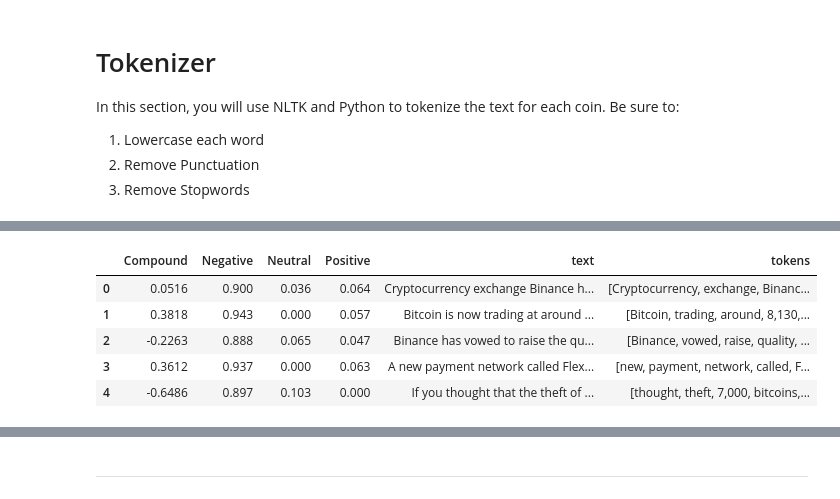
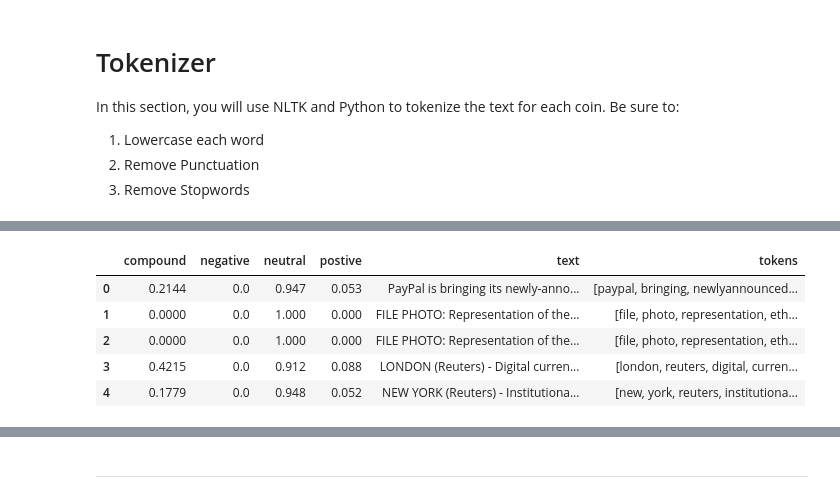
Before and after one commit to markmurdock11/nlp, a Jupyter notebook: Instructions/Starter_Code/crypto_sentiment.ipynb, the cells around one changed output, grey strips where cells are left out. Drawn from its saved outputs; the diff is of its cells as text; code cells hidden in the pictures.

Commit message:
tokenizer

```diff
--- a/Instructions/Starter_Code/crypto_sentiment.ipynb
+++ b/Instructions/Starter_Code/crypto_sentiment.ipynb
@@ -57,7 +38,7 @@ ethereum_articles
 # Create the Bitcoin sentiment scores DataFrame
 bitcoin_sentiments = []
 
-for article in bitcoin_articles["articles"]:
+for article in bitcoin_headlines"articles"]:
     try:
         text = article["content"]
         date = article ["publishedAt"][:10]
@@ -89,7 +65,7 @@ bitcoin_df.head()
 # Create the ethereum sentiment scores DataFrame
 ethereum_sentiments = []
 
-for article in ethereum_articles["articles"]:
+for article in ethereum_headlines["articles"]:
     try:
         text = article["content"]
         date = article ["publishedAt"][:10]
@@ -178,16 +153,12 @@ import re
-# %%
-# Complete the tokenizer function
-def tokenizer(text):
-    """Tokenizes text."""
-
-    # Create a list of the words
-
-    # Convert the words to lowercase
-
-    # Remove the punctuation
-
-    # Remove the stop words
-
-    # Lemmatize Words into root words
-
-    return tokens
+# %%
+# Complete the tokenizer function
+def tokenizer(text):
+    """Tokenizes text."""
+    lemmatizer = WordNetLemmatizer()
+    sw = set(stopwords.words("english"))
+    regex = re.compile("[^a-zA-Z ]")
+    re_clean = regex.sub('', text)
+    words = word_tokenize(re_clean)
+    #lem = [lemmatizer.lemmatize(word) for word in words]
+
+    return [lemmatizer.lemmatize(word.lower()) for word in words if word.lower() not in set(stopwords.words('english'))]
@@ -194,10 +176,11 @@ def tokenizer(text):
 # %%
-# Create a new tokens column for bitcoin
-# YOUR CODE HERE!
+# Create a new tokens column for ethereum
+ethereum_df["tokens"] = ethereum_df["text"].apply(tokenizer)
+ethereum_df.head()
 # %% [output]
-|  | Compound | Negative | Neutral | Positive | text | tokens |
-| 0 | 0.0516 | 0.900 | 0.036 | 0.064 | Cryptocurrency exchange Binance h... | [Cryptocurrency, exchange, Binanc... |
-| 1 | 0.3818 | 0.943 | 0.000 | 0.057 | Bitcoin is now trading at around ... | [Bitcoin, trading, around, 8,130,... |
-| 2 | -0.2263 | 0.888 | 0.065 | 0.047 | Binance has vowed to raise the qu... | [Binance, vowed, raise, quality, ... |
-| 3 | 0.3612 | 0.937 | 0.000 | 0.063 | A new payment network called Flex... | [new, payment, network, called, F... |
-| 4 | -0.6486 | 0.897 | 0.103 | 0.000 | If you thought that the theft of ... | [thought, theft, 7,000, bitcoins,... |
+|  | compound | negative | neutral | postive | text | tokens |
+| 0 | 0.2144 | 0.0 | 0.947 | 0.053 | PayPal is bringing its newly-anno... | [paypal, bringing, newlyannounced... |
+| 1 | 0.0000 | 0.0 | 1.000 | 0.000 | FILE PHOTO: Representation of the... | [file, photo, representation, eth... |
+| 2 | 0.0000 | 0.0 | 1.000 | 0.000 | FILE PHOTO: Representation of the... | [file, photo, representation, eth... |
+| 3 | 0.4215 | 0.0 | 0.912 | 0.088 | LONDON (Reuters) - Digital curren... | [london, reuters, digital, curren... |
+| 4 | 0.1779 | 0.0 | 0.948 | 0.052 | NEW YORK (Reuters) - Institutiona... | [new, york, reuters, institutiona... |
```
Also changed, not shown: parts of 6 cells of this notebook.
